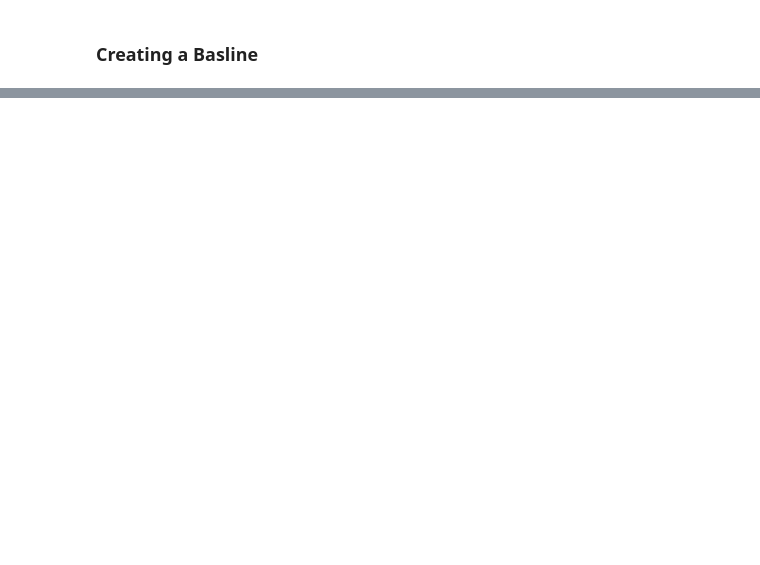
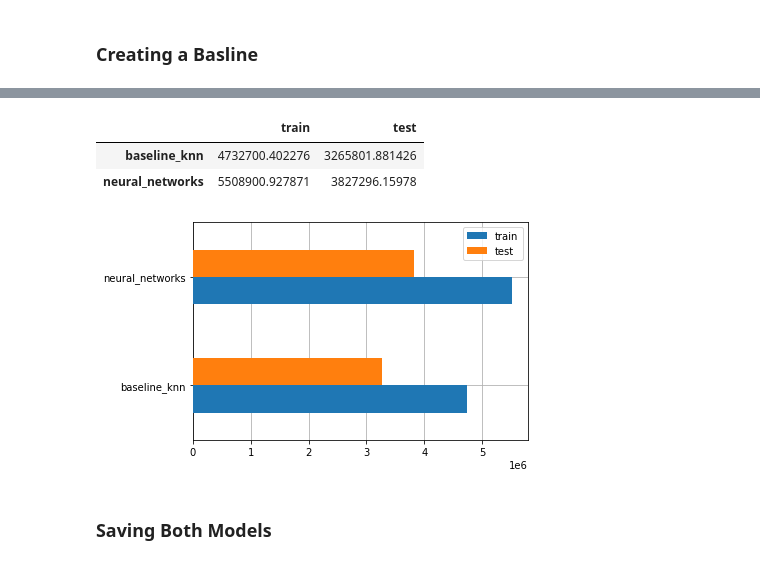
Before and after one commit to fziilk/ds_salary_predictor, a Jupyter notebook: Data_Science_Salary_Predictor.ipynb, the cells around one changed output, grey strips where cells are left out. Drawn from its saved outputs; the diff is of its cells as text; code cells hidden in the pictures; blank space fills up the shorter version.

```diff
--- a/Data_Science_Salary_Predictor.ipynb
+++ b/Data_Science_Salary_Predictor.ipynb
@@ -481,0 +659,8 @@ baseline score: -3181565872.296251
+# %%
+history = model.fit(
+    x_train.values,
+    y_train.values,
+    validation_split=0.2,
+    epochs=232,
+    verbose=0
+)
@@ -481,0 +723,26 @@ baseline score: -3181565872.296251
+# %%
+def get_report(model_dict, x_train, y_train, x_test, y_test):
+    mse = pd.DataFrame(columns=["train", "test"], index=model_dict.keys())
+
+    for name, model in model_dict.items():
+        mse.loc[name, "train"] = mean_squared_error(y_true=y_train, y_pred=model.predict(x_train))/1e3
+        mse.loc[name, "test"] = mean_squared_error(y_true=y_test, y_pred=model.predict(x_test))/1e3
+
+    return mse
+# %%
+model_dict = {"baseline_knn": baseline, "neural_networks": model}
+
+report1 = get_report(model_dict, x_train, y_train, x_test, y_test)
+display(report1)
+# %% [output]
+|  | train | test |
+| baseline_knn | 4732700.402276 | 3265801.881426 |
+| neural_networks | 5508900.927871 | 3827296.15978 |
+# %%
+fig, ax = plt.subplots()
+report1.sort_values(by="test", ascending=True).plot(kind="barh", ax=ax, zorder=3)
+ax.grid(zorder=0)
+# %% [output]
+[figure, added]
+# %% [markdown]
+### Saving Both Models
```
Also changed, not shown: parts of 35 cells of this notebook.
